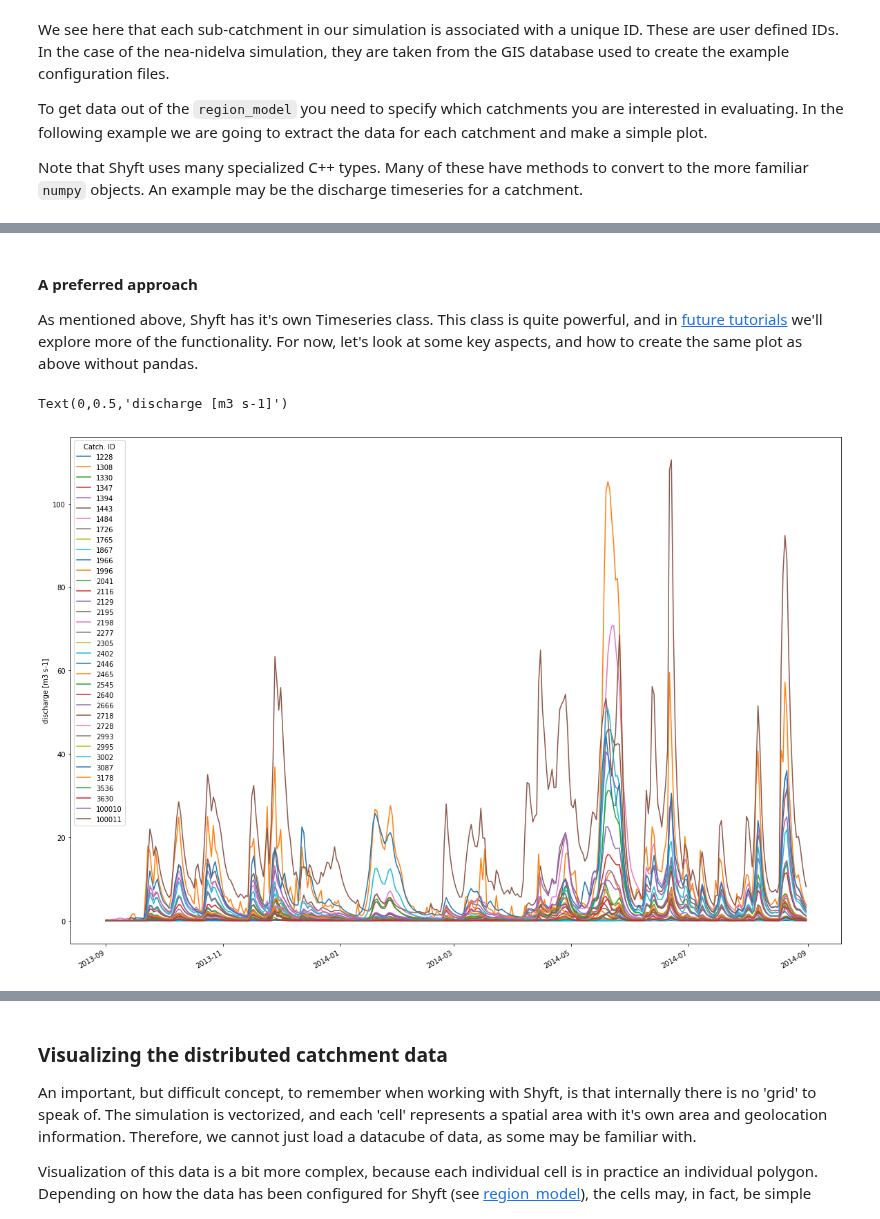
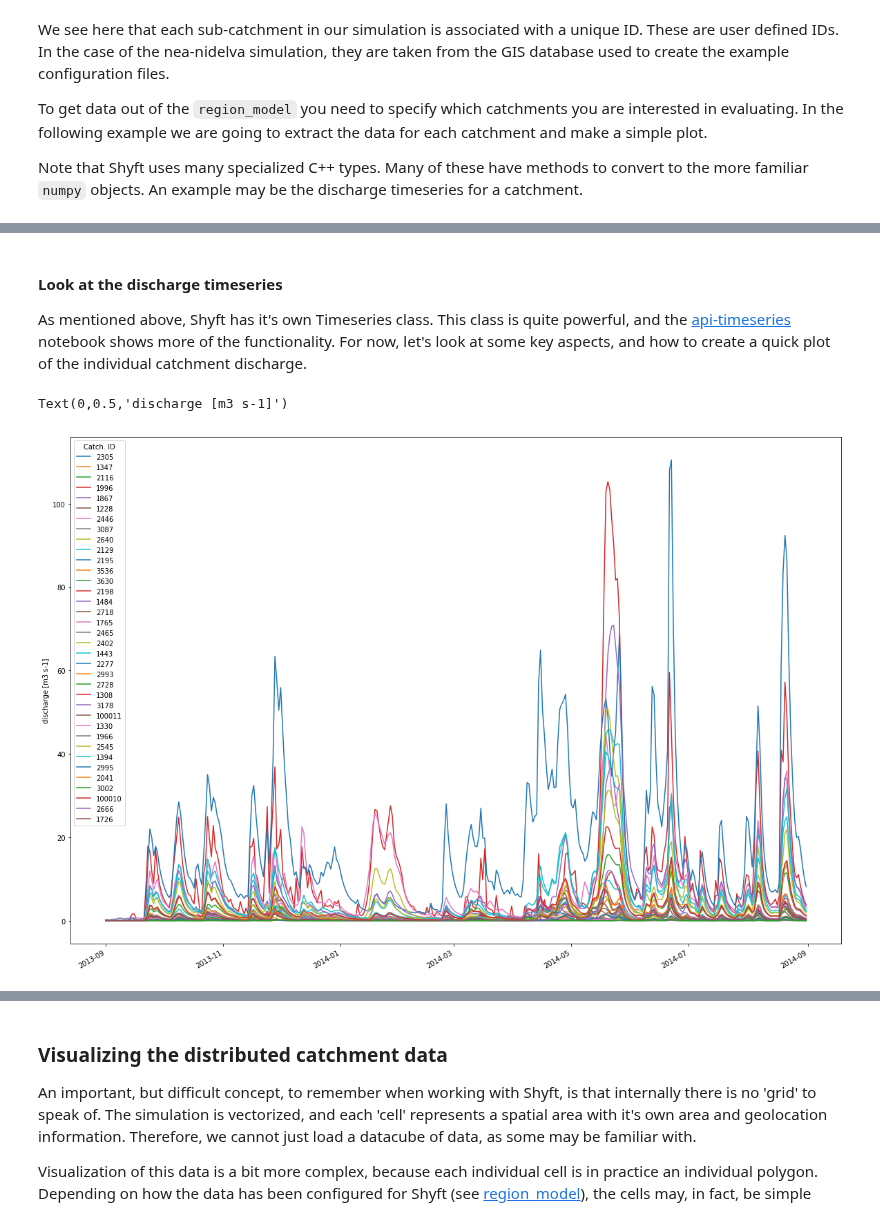
Before and after one commit to annefou/shyft-doc, a Jupyter notebook: notebooks/nea-example/simulation-configured.ipynb, the cells around one changed output, grey strips where cells are left out. Cells and saved outputs as stored; diff of their text form; code cells hidden in the pictures.

Commit message:
modify notebook paths, update help documentation notebook references

```diff
--- a/notebooks/nea-example/simulation-configured.ipynb
+++ b/notebooks/nea-example/simulation-configured.ipynb
@@ -244,0 +178,6 @@ print(catchment_id_map)
+# %%
+# Here we are going to extact data from the simulator object.
+# let's work directly with the `region_model`
+region_model = simulator.region_model
+
+print(region_model.catchment_ids)
@@ -263,18 +202,0 @@ For now we'll work in a 'pythonic' and simple way a convert all our data to pyth
-# %%
-# First get the time-axis which we'll use as the index for the data frame
-ta = simulator.region_model.time_axis
-# and convert it to datetimes
-index = [dt.datetime.utcfromtimestamp(p.start) for p in ta]
-
-# Now we'll add all the discharge series for each catchment
-data = {}
-for cid in catchment_id_map:
-    # get the discharge time series for the subcatchment
-    q_ts = simulator.region_model.statistics.discharge([int(cid)])
-    data[cid] = q_ts.values.to_numpy()
-
-df = pd.DataFrame(data, index=index)
-# we can simply use:
-ax = df.plot(figsize=(20,15))
-ax.legend(title="Catch. ID")
-ax.set_ylabel("discharge [m3 s-1]")
@@ -284,28 +203,23 @@ Text(0,0.5,'discharge [m3 s-1]')
 # %% [markdown]
-#### A preferred approach
-As mentioned above, Shyft has it's own Timeseries class. This class is quite powerful, and in [future tutorials](../../future_tutorials.rst) we'll explore more of the functionality. For now, let's look at some key aspects, and how to create the same plot as above without pandas.
+#### Look at the discharge timeseries
+As mentioned above, Shyft has it's own Timeseries class. This class is quite powerful, and the [api-timeseries](../api/api-timeseries.ipynb) notebook shows more of the functionality. For now, let's look at some key aspects, and how to create a quick plot of the individual catchment discharge.
-# %%
-# api.TsVector() is a list of api.Timeseries type.
-discharge_ts = api.TsVector() #  except from the type, it just works as a list()
-# loop over each catchment, and extract the time-series (we keep them as such for now)
-for cid in catchment_id_map: # fill in discharge time series for all subcatchments
-    discharge_ts.append(simulator.region_model.statistics.discharge([int(cid)]))
-    # discharge is a TS object,keeping a .time_axis and .values
 # %%
 # We can make a quick plot of the data of each sub-catchment
 fig, ax = plt.subplots(figsize=(20,15))
 
-# plot each catchment discharge in the catchment_id_map
-for i,ts in enumerate(discharge_ts):
+# plot each catchment discharge in the catchment_ids
+for i,cid in enumerate(region_model.catchment_ids):
     # a ts.time_axis can be enumerated to it's UtcPeriod,
     # that will have a .start and .end of type utctimestamp
     # to use matplotlib support for datetime-axis, we convert it to datetime (as above)
-    ts_timestamps = [datetime.datetime.utcfromtimestamp(p.start) for p in ts.time_axis]
-    ts_values = ts.values # iterable and convertible, .to_numpy() makes an np array
-    ax.plot(ts_timestamps,ts_values, label = "{}".format(catchment_id_map[i]))
+    ts_timestamps = [dt.datetime.utcfromtimestamp(p.start) for p in region_model.time_axis]
+    data = region_model.statistics.discharge([int(cid)]).values
+
+    ax.plot(ts_timestamps,data, label = "{}".format(region_model.catchment_ids[i]))
+
 fig.autofmt_xdate()
 ax.legend(title="Catch. ID")
 ax.set_ylabel("discharge [m3 s-1]")
 # %% [output]
 Text(0,0.5,'discharge [m3 s-1]')
-[figure, old version]
+[figure, new version]
```
Also changed, not shown: parts of 17 cells of this notebook, 9 other files.
